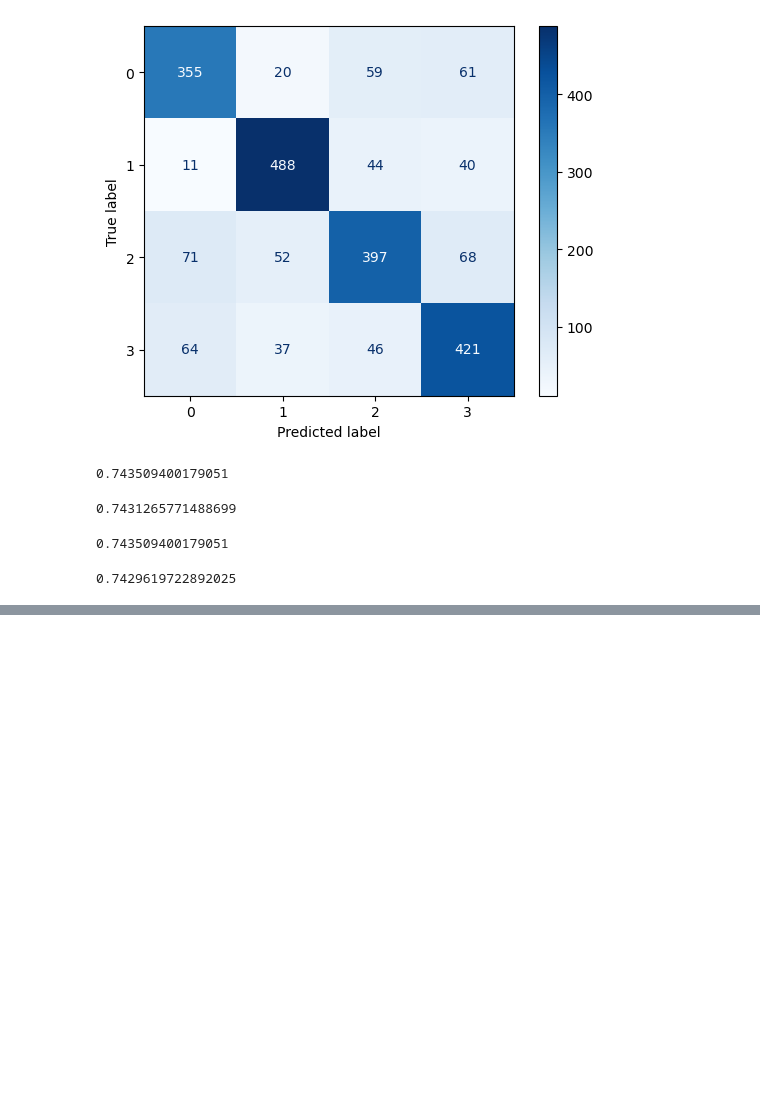
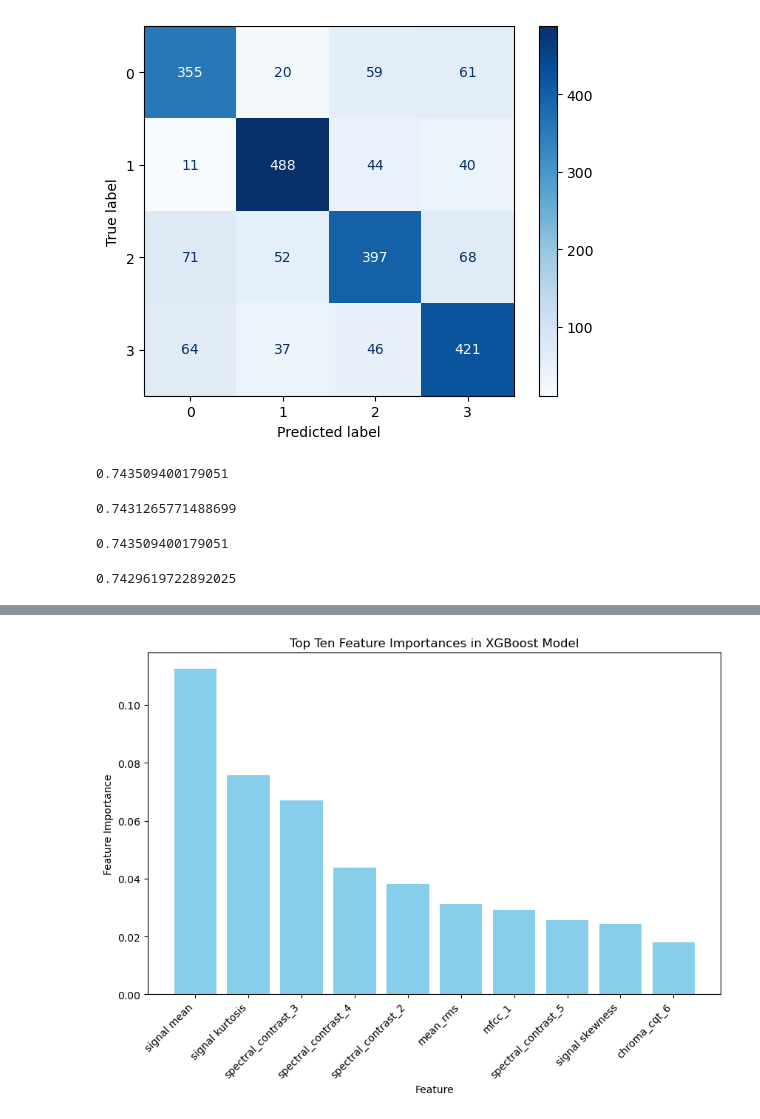
Before and after one commit to ekrueger1217/Music-Genre-Classifier, a Jupyter notebook: Sound_Classifier_Models_2.ipynb, the cells around one changed output, grey strips where cells are left out. Cells and saved outputs as stored; diff of their text form; code cells hidden in the pictures; blank space fills up the shorter version.

```diff
--- a/Sound_Classifier_Models_2.ipynb
+++ b/Sound_Classifier_Models_2.ipynb
@@ -967,0 +968,16 @@ f1_score(y_test_feat_encoded, y_pred, average='weighted')
+# %%
+importances = best_model.named_steps['model'].feature_importances_
+feature_names = X_train_feat.columns
+importance_df = pd.DataFrame({'Feature': feature_names, 'Importance': importances})
+importance_df = importance_df.sort_values(by='Importance', ascending=False)
+top_ten_importance = importance_df.head(10)
+
+plt.figure(figsize=(10, 6))
+plt.bar(top_ten_importance['Feature'], top_ten_importance['Importance'], color='skyblue')
+plt.xlabel('Feature')
+plt.ylabel('Feature Importance')
+plt.title('Top Ten Feature Importances in XGBoost Model')
+plt.xticks(rotation=45, ha='right')  # Rotate x-axis labels for better readability
+plt.show()
+# %% [output]
+[figure, added]
```
Also changed, not shown: parts of 33 cells of this notebook, 4 other files.
